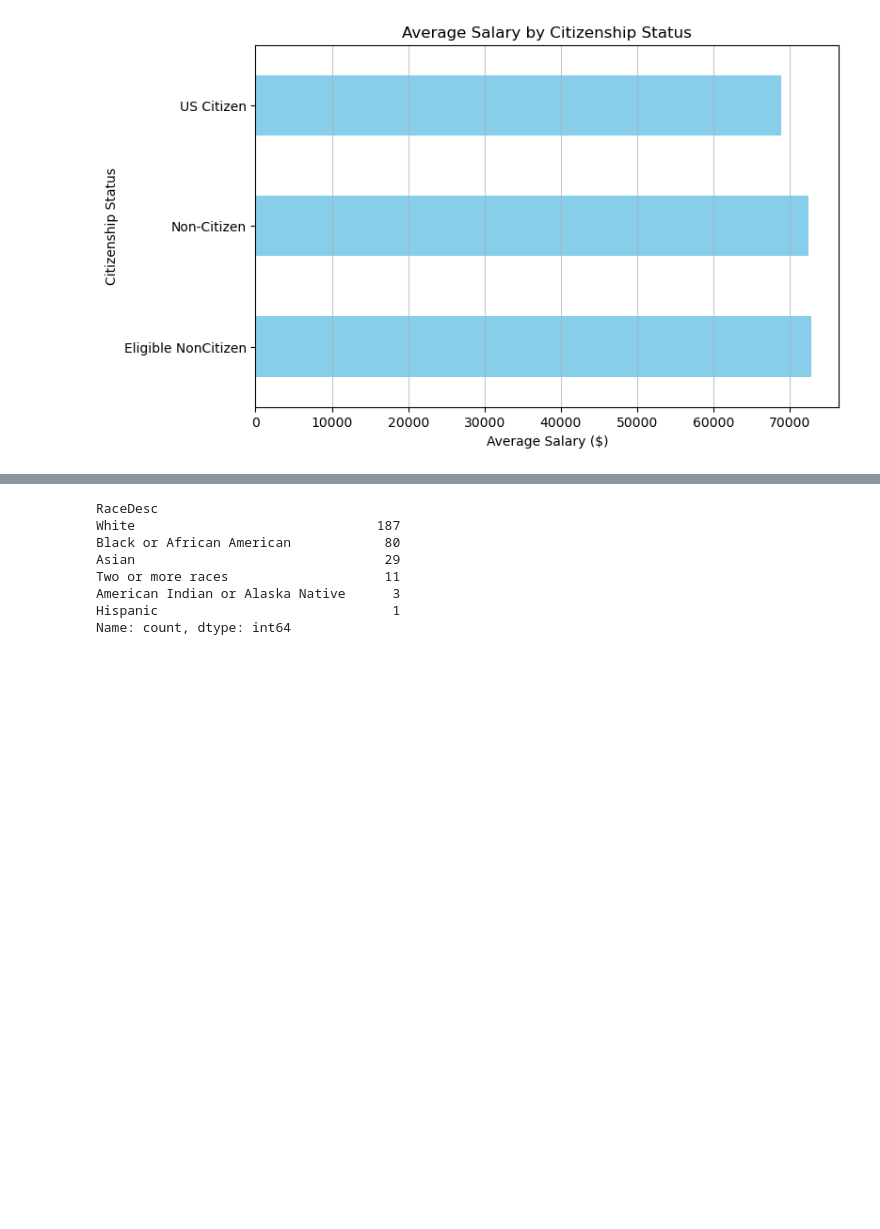
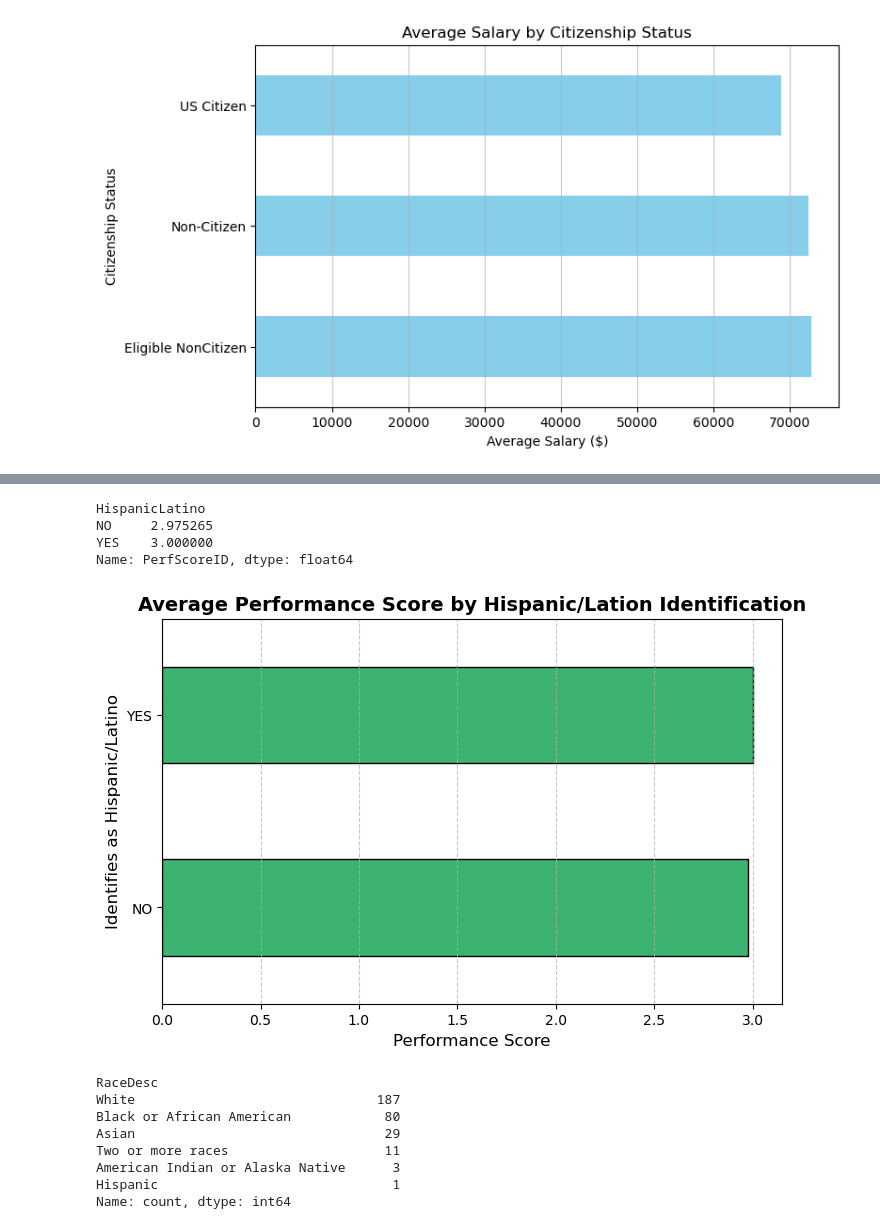
Before and after one commit to Kanitoure5301/tkh_career_analysis, a Jupyter notebook: notebooks/diversity_kahdijah.ipynb, the cells around one changed output, grey strips where cells are left out. Cells and saved outputs as stored; diff of their text form; code cells hidden in the pictures; blank space fills up the shorter version.

```diff
--- a/notebooks/diversity_kahdijah.ipynb
+++ b/notebooks/diversity_kahdijah.ipynb
@@ -117,3 +198,24 @@ When we examine the bar graph to look at the salary comparison between the 3 gro
+# %%
+#Here we get the average performance review score for each group.
+avg_latx_score = demographic_data.groupby("HispanicLatino")["PerfScoreID"].mean()
+
+print(avg_latx_score)
+# %% [output]
+HispanicLatino
+NO     2.975265
+YES    3.000000
+Name: PerfScoreID, dtype: float64
+# %%
+avg_latx_score.plot(kind="barh", color="mediumseagreen", figsize=(8,5), edgecolor="black")
+
+plt.title("Average Performance Score by Hispanic/Lation Identification", fontsize=14, fontweight="bold")
+plt.xlabel("Performance Score", fontsize=12)
+plt.ylabel("Identifies as Hispanic/Latino", fontsize=12)
+plt.grid(axis="x", linestyle="--", alpha=0.7)
+
+plt.show()
+# %% [output]
+[figure, added]
 # %%
 #Here we will count the amount of employees by race.
 race_df = demographic_data.value_counts("RaceDesc")
```
Also changed, not shown: parts of 34 cells of this notebook, 1 other file.
